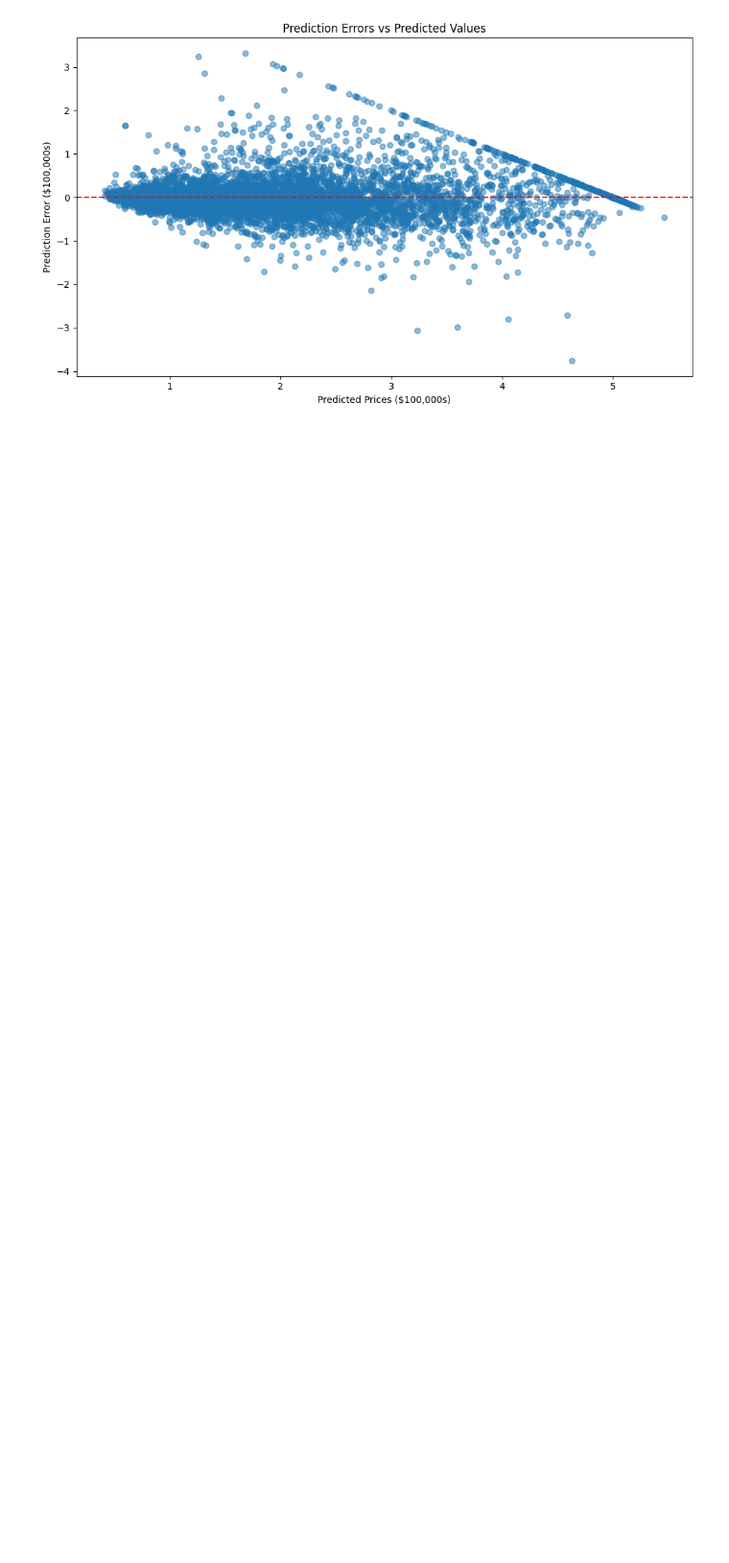
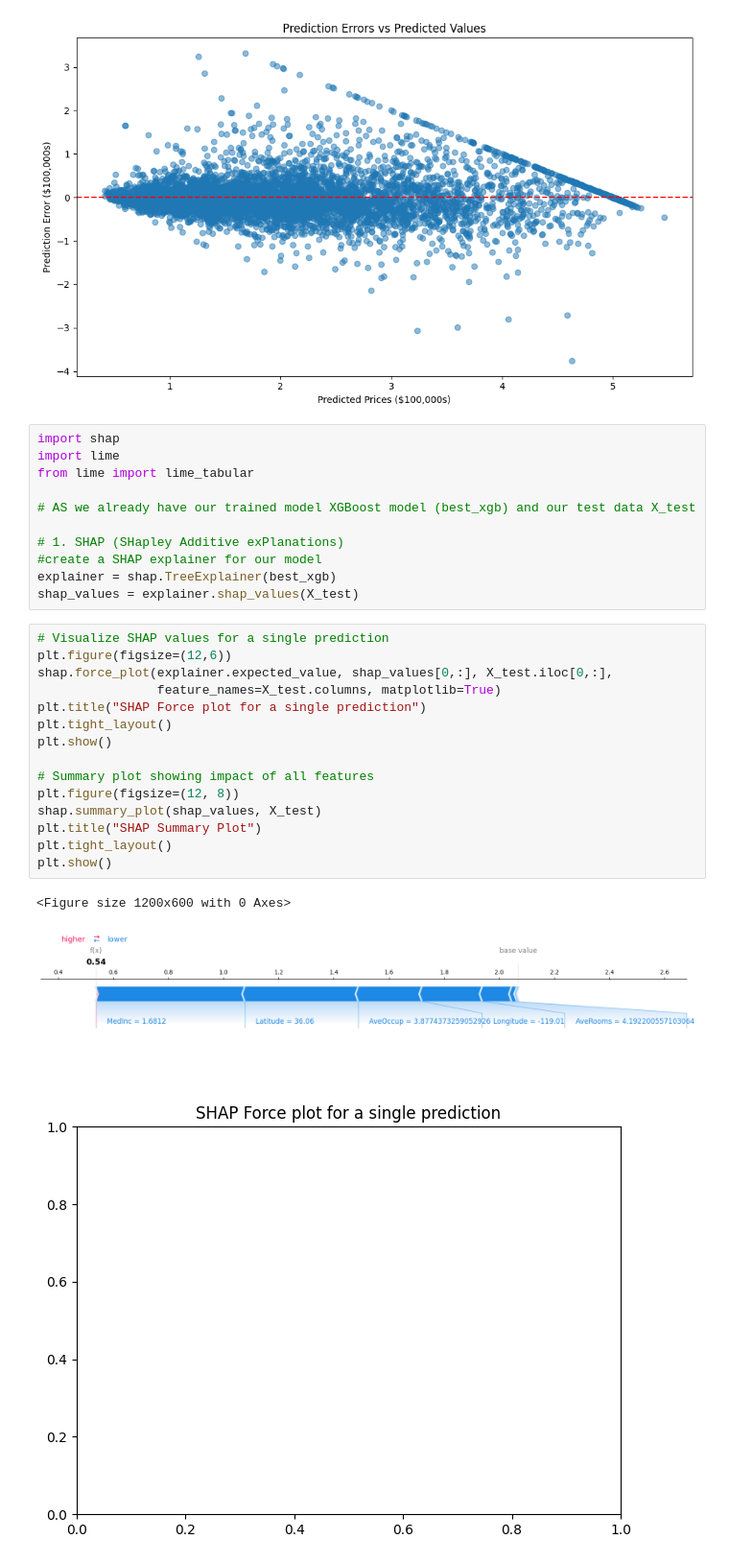
Before and after one commit to sandeepsony/PandasPrep, a Jupyter notebook: Tabular-CALHousing.ipynb, the cells around one changed output. Shown at 96% size. Cells and saved outputs as stored; diff of their text form; blank space fills up the shorter version.

```diff
--- a/Tabular-CALHousing.ipynb
+++ b/Tabular-CALHousing.ipynb
@@ -276,3 +276,33 @@ plt.show()
 [figure]
 [figure]
 [figure]
+# %%
+import shap
+import lime
+from lime import lime_tabular
+
+# AS we already have our trained model XGBoost model (best_xgb) and our test data X_test
+
+# 1. SHAP (SHapley Additive exPlanations)
+#create a SHAP explainer for our model
+explainer = shap.TreeExplainer(best_xgb)
+shap_values = explainer.shap_values(X_test)
+# %%
+# Visualize SHAP values for a single prediction
+plt.figure(figsize=(12,6))
+shap.force_plot(explainer.expected_value, shap_values[0,:], X_test.iloc[0,:],
+                feature_names=X_test.columns, matplotlib=True)
+plt.title("SHAP Force plot for a single prediction")
+plt.tight_layout()
+plt.show()
+
+# Summary plot showing impact of all features
+plt.figure(figsize=(12, 8))
+shap.summary_plot(shap_values, X_test)
+plt.title("SHAP Summary Plot")
+plt.tight_layout()
+plt.show()
+# %% [output]
+<Figure size 1200x600 with 0 Axes>
+[figure, added]
+[figure, added]
```
Also changed, not shown: parts of 2 cells of this notebook.
